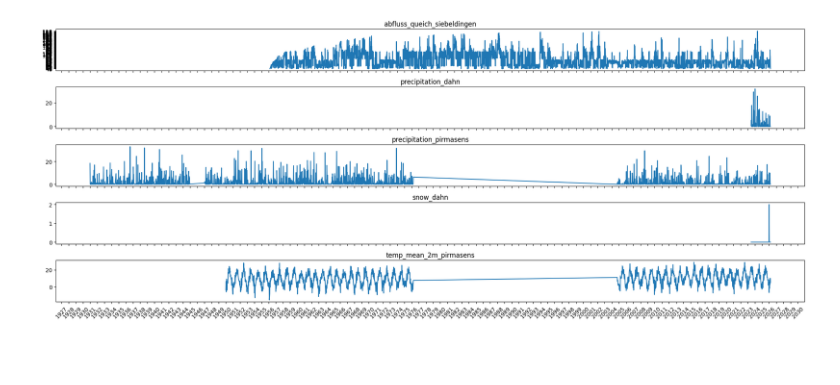
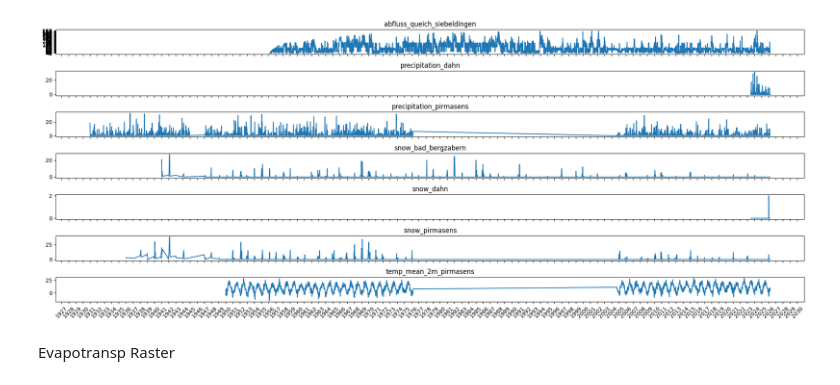
Before and after one commit to danielsehr/pred-Q-ueich, a Jupyter notebook: temp.ipynb, the cells around one changed output. Drawn from its saved outputs; the diff is of its cells as text; code cells hidden in the pictures; blank space fills up the shorter version.

Commit message:
added more data and raster exploration

```diff
--- a/temp.ipynb
+++ b/temp.ipynb
@@ -62,21 +48,25 @@ dict_keys(['abfluss_queich_siebeldingen', 'precipitation_dahn', 'precipitation_p
 # %%
-fig, ax = plt.subplots(nrows=5, figsize=(20, 8), sharex=True)
+nrows = len(df_series_dict.keys())
+
+fig, ax = plt.subplots(nrows=nrows, figsize=(20, 8), sharex=True)
 # ax = ax.flatten()
 
 for i, (key, df) in enumerate(df_series_dict.items()):
     df = df[::10]
 
     ax[i].plot(df)
 
     # Set monthly ticks
     ax[i].xaxis.set_major_locator(mdates.YearLocator())
     ax[i].xaxis.set_major_formatter(mdates.DateFormatter('%Y'))
 
     ax[i].tick_params(axis="x", rotation=45)
 
     ax[i].set_title(key)
 
 plt.tight_layout()
 plt.show()
 # %% [output]
-[figure, old version]
+[figure, new version]
+# %% [markdown]
+Evapotransp Raster
```
Also changed, not shown: parts of 9 cells of this notebook.
